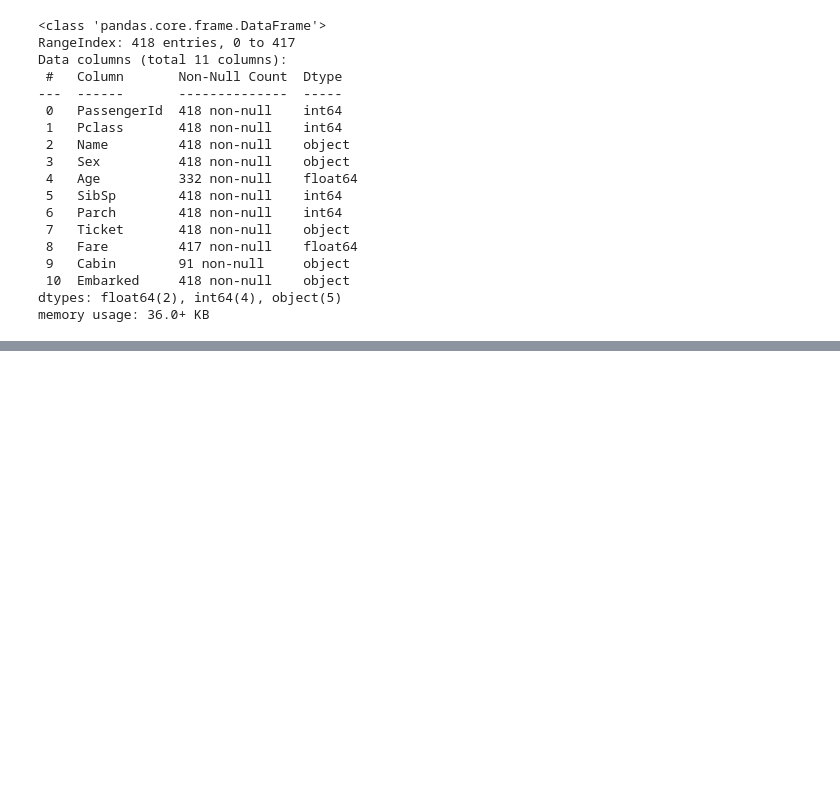
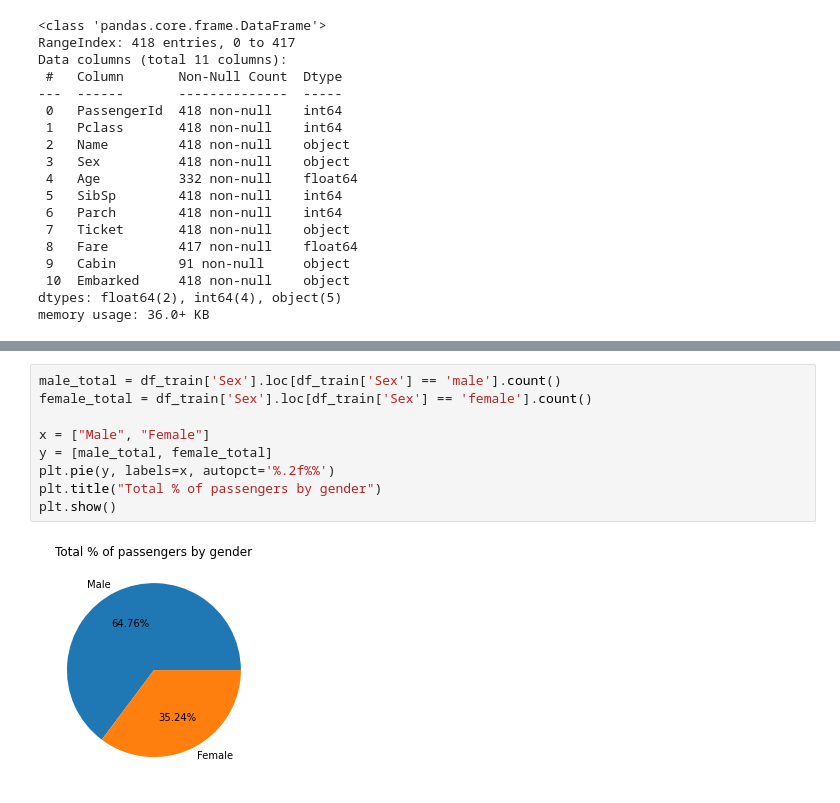
Before and after one commit to mariatan0/titanic, a Jupyter notebook: titanic_notebook.ipynb, the cells around one changed output, grey strips where cells are left out. Saved outputs shown, nothing was run; the diff lists cells and outputs as text; blank space fills up the shorter version.

```diff
--- a/titanic_notebook.ipynb
+++ b/titanic_notebook.ipynb
@@ -73,0 +92,11 @@ df_test.describe(include="all")
+# %%
+male_total = df_train['Sex'].loc[df_train['Sex'] == 'male'].count()
+female_total = df_train['Sex'].loc[df_train['Sex'] == 'female'].count()
+
+x = ["Male", "Female"]
+y = [male_total, female_total]
+plt.pie(y, labels=x, autopct='%.2f%%')
+plt.title("Total % of passengers by gender")
+plt.show()
+# %% [output]
+[figure, added]
```
Also changed, not shown: parts of 5 cells of this notebook.
